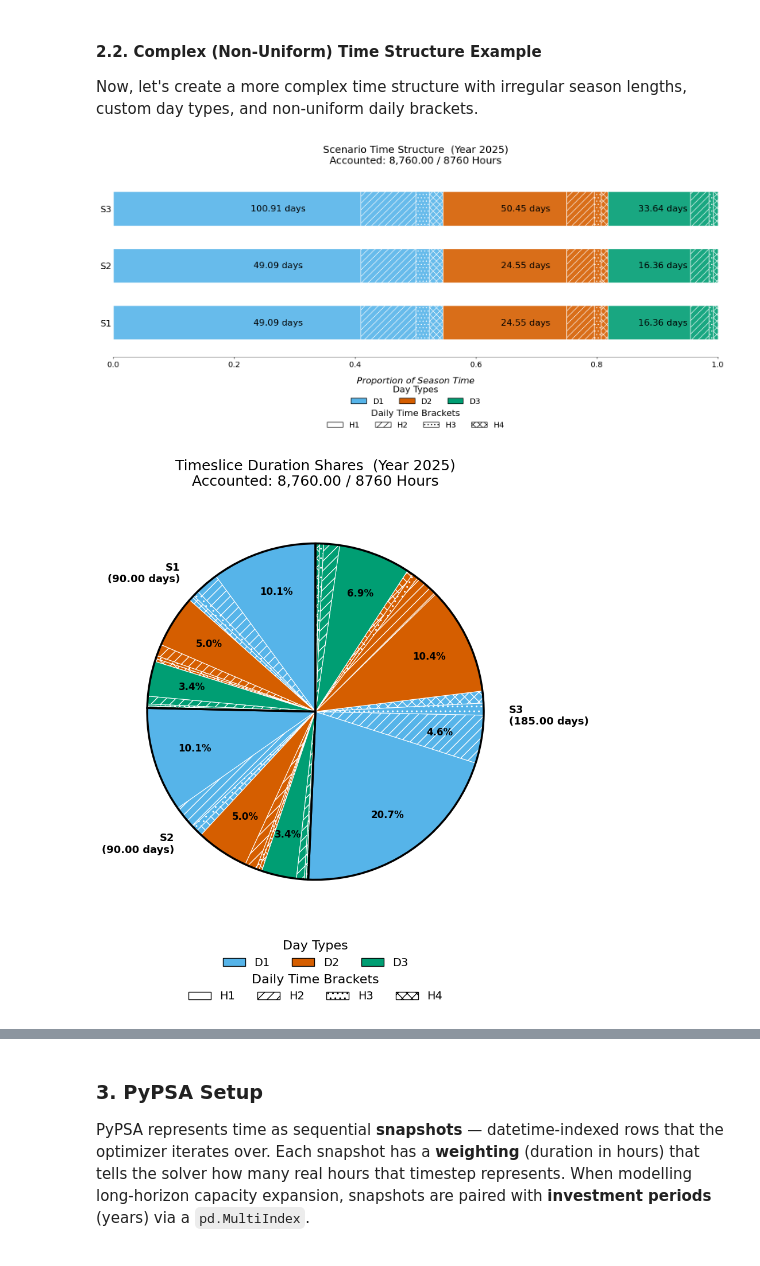
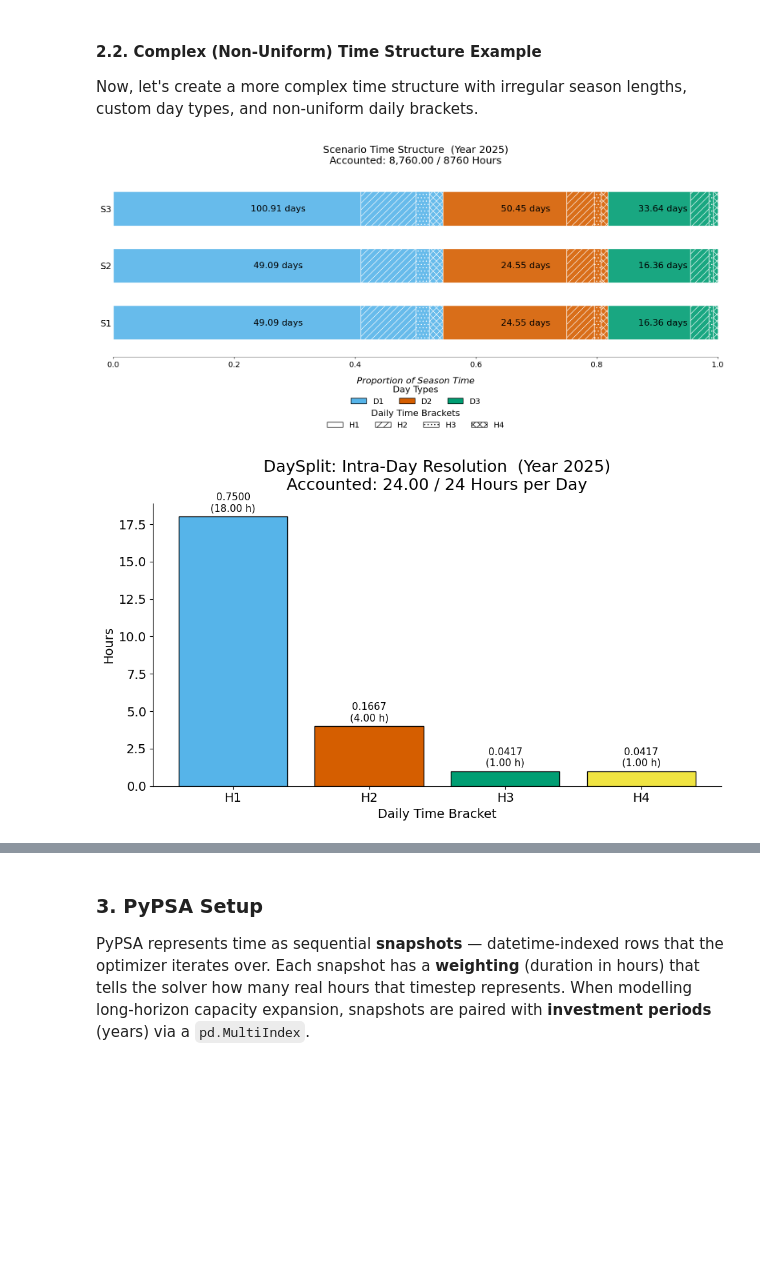
Before and after one commit to esemsc-as4623/pypsa-playground, a Jupyter notebook: notebooks/demo.time.ipynb, the cells around one changed output, grey strips where cells are left out. Drawn from its saved outputs; the diff is of its cells as text; code cells hidden in the pictures; blank space fills up the shorter version.

```diff
--- a/notebooks/demo.time.ipynb
+++ b/notebooks/demo.time.ipynb
@@ -69,12 +69,11 @@ time_complex.save()
 # %%
 # Visualize the complex scenario
 time_complex = TimeComponent(complex_dir)  # Load from CSV
 time_complex.load()
 
 viz = TimeVisualizer(time_complex)
-viz.show()
-fig, ax = viz.plot_duration_pie(year = 2025)  # alternative view
+viz.plot_timeslice_structure(year = 2025)
 fig, ax = viz.plot_daysplit_bar(year = 2025)
 # %% [output]
 [figure]
-[figure, old version]
+[figure, new version]
```
Also changed, not shown: parts of 6 cells of this notebook.
